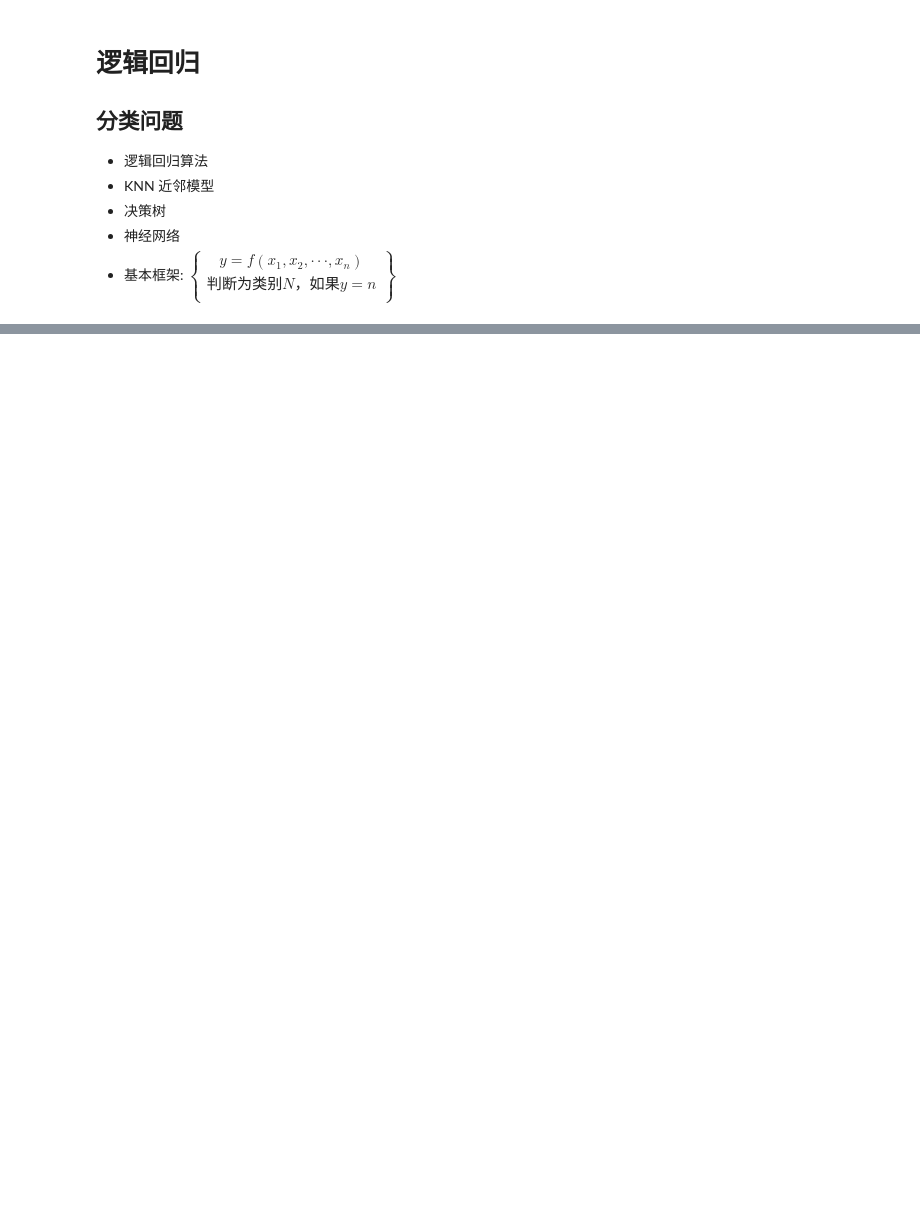
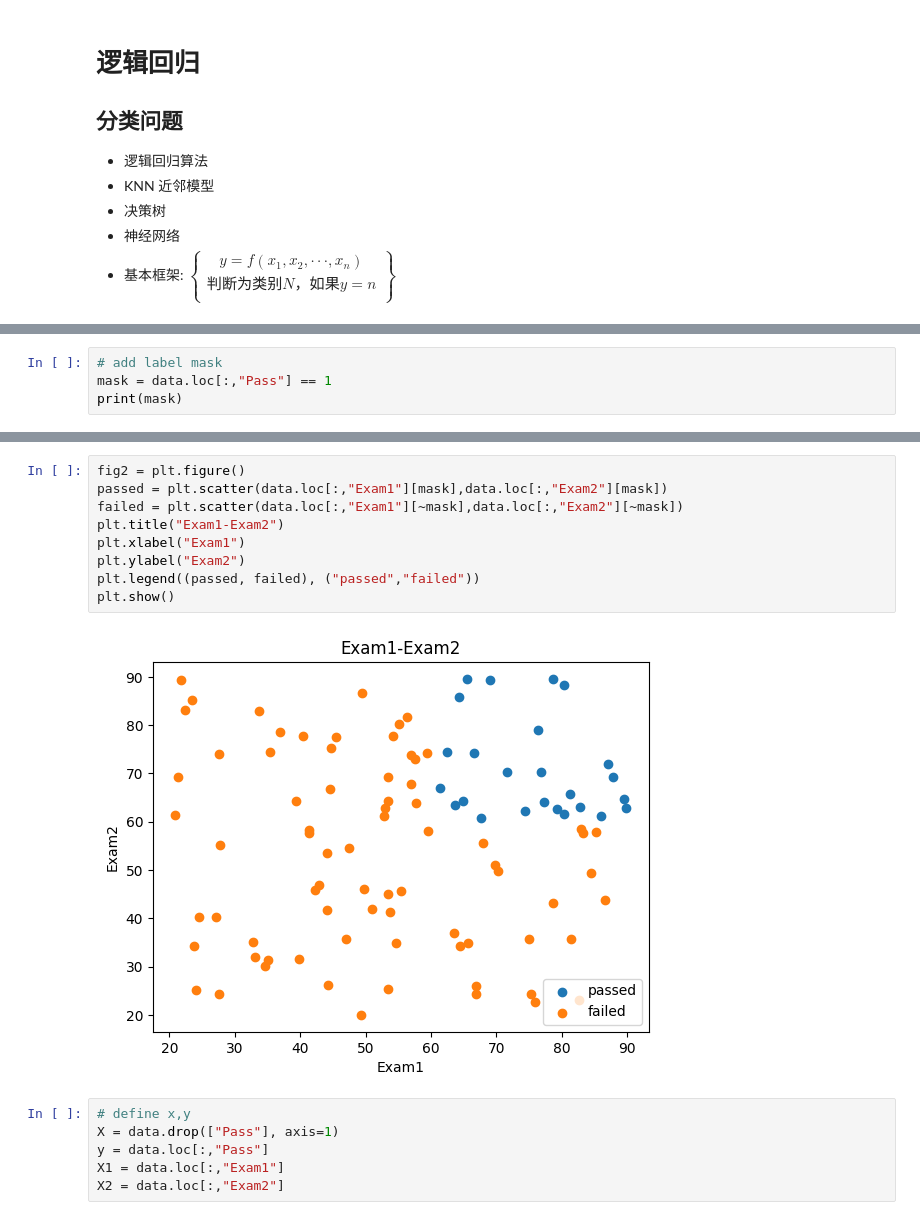
Before and after one commit to Undefined6608/PythonStudy, a Jupyter notebook: src/2.逻辑回归.ipynb, the cells around one changed output, grey strips where cells are left out. Drawn from its saved outputs; the diff is of its cells as text; blank space fills up the shorter version.

```diff
--- a/src/2.逻辑回归.ipynb
+++ b/src/2.逻辑回归.ipynb
@@ -26,0 +74,4 @@
+# %%
+# add label mask
+mask = data.loc[:,"Pass"] == 1
+print(mask)
@@ -26,0 +91,17 @@
+# %%
+fig2 = plt.figure()
+passed = plt.scatter(data.loc[:,"Exam1"][mask],data.loc[:,"Exam2"][mask])
+failed = plt.scatter(data.loc[:,"Exam1"][~mask],data.loc[:,"Exam2"][~mask])
+plt.title("Exam1-Exam2")
+plt.xlabel("Exam1")
+plt.ylabel("Exam2")
+plt.legend((passed, failed), ("passed","failed"))
+plt.show()
+# %% [output]
+[figure, added]
+# %%
+# define x,y
+X = data.drop(["Pass"], axis=1)
+y = data.loc[:,"Pass"]
+X1 = data.loc[:,"Exam1"]
+X2 = data.loc[:,"Exam2"]
```
Also changed, not shown: parts of 36 cells of this notebook, 2 other files.
